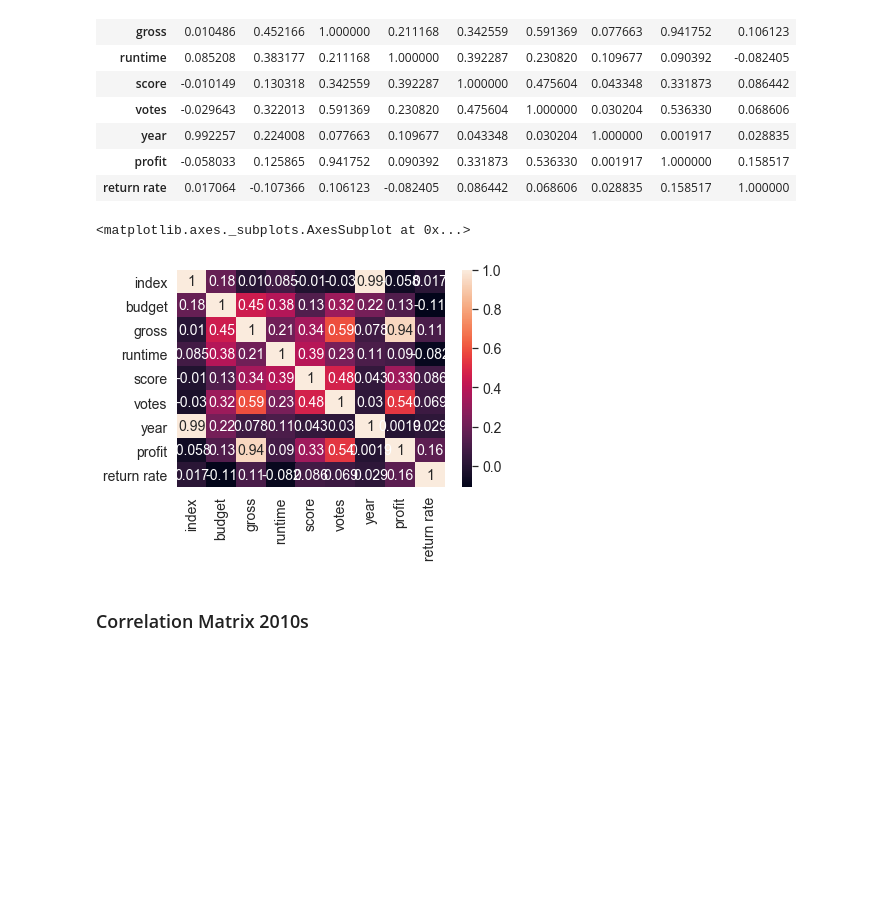
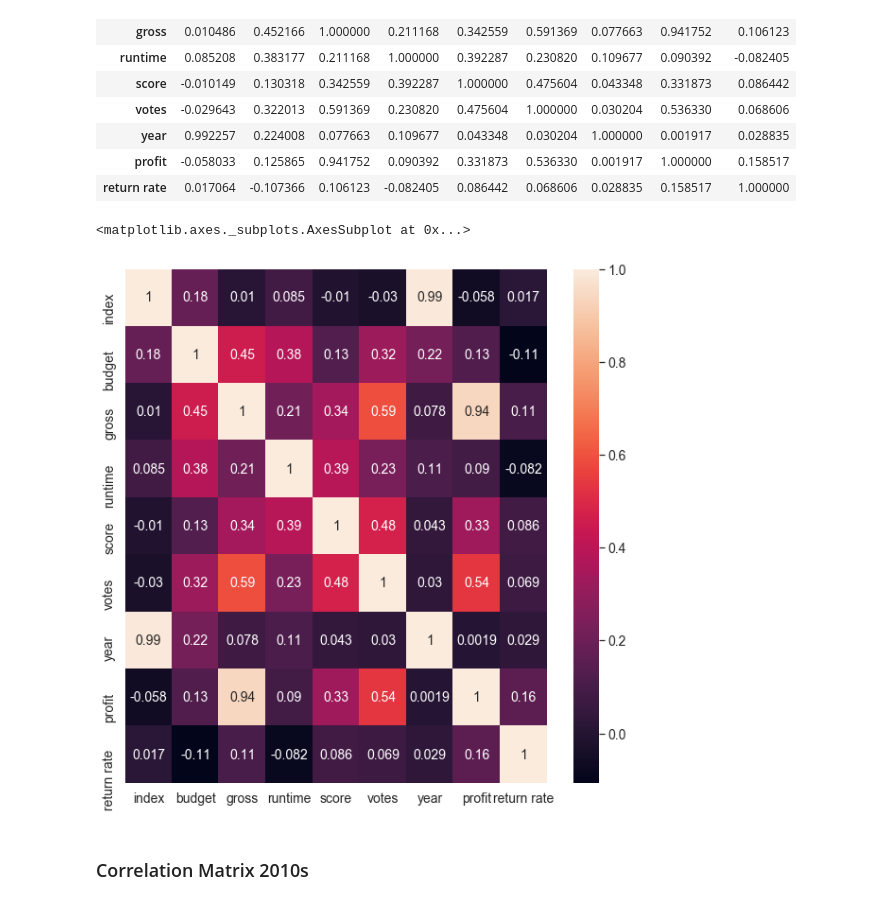
Before and after one commit to adrientalbot/your-own-project, a Jupyter notebook: data/Movies analysis.ipynb, the cells around one changed output. Saved outputs shown, nothing was run; the diff lists cells and outputs as text; code cells hidden in the pictures; blank space fills up the shorter version.

```diff
--- a/data/Movies analysis.ipynb
+++ b/data/Movies analysis.ipynb
@@ -15,7 +15,7 @@ sns.set()
 # %%
 SMALL_SIZE = 10
 MEDIUM_SIZE = 14
-BIGGER_SIZE = 24
+BIGGER_SIZE = 20
 
 plt.rc('font', size=MEDIUM_SIZE)
 plt.rc('axes', titlesize=BIGGER_SIZE)
@@ -236,10 +241,12 @@ movies_1980s.corr()
 | profit | -0.058033 | 0.125865 | 0.941752 | 0.090392 | 0.331873 | 0.536330 | 0.001917 | 1.000000 | 0.158517 |
 | return rate | 0.017064 | -0.107366 | 0.106123 | -0.082405 | 0.086442 | 0.068606 | 0.028835 | 0.158517 | 1.000000 |
 # %%
+fig, ax = plt.subplots(1,1, figsize = (10,10))
+
 sns.heatmap(movies_1980s.corr(), annot = True)
 # %% [output]
 <matplotlib.axes._subplots.AxesSubplot at 0x...>
-[figure, old version]
+[figure, new version]
 # %% [markdown]
 ### Correlation Matrix 2010s
 # %%
```
Also changed, not shown: parts of 58 cells of this notebook.
